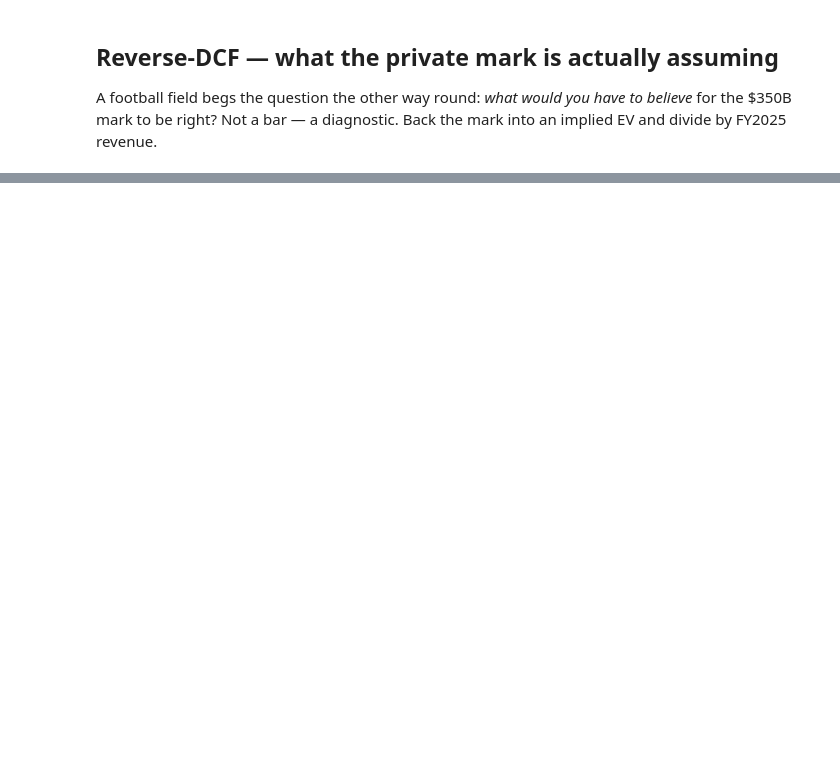
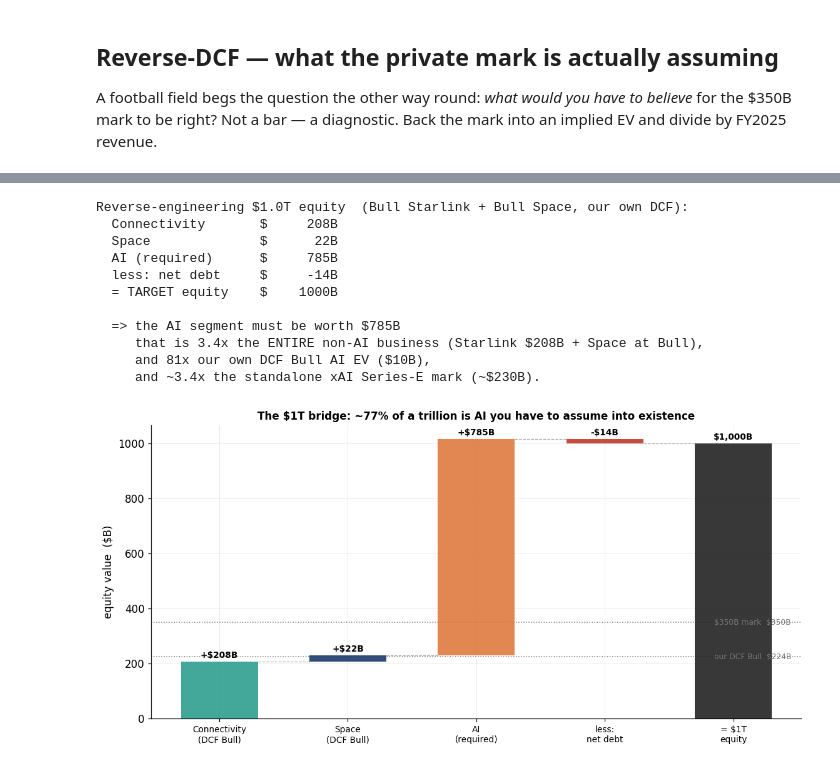
Before and after one commit to SailingSF/spacex_ipo_analysis, a Jupyter notebook: notebooks/valuation.ipynb, the cells around one changed output, grey strips where cells are left out. Drawn from its saved outputs; the diff is of its cells as text; code cells hidden in the pictures; blank space fills up the shorter version.

```diff
--- a/notebooks/valuation.ipynb
+++ b/notebooks/valuation.ipynb
@@ -298,0 +320,61 @@ marks are not S-1 facts; they are date-stamped, reliability-flagged, and quarant
+# %%
+import analysis.trillion as tr
+_d = lambda x: f"\\${x:,.0f}B"   # literal $ for matplotlib labels (escape mathtext)
+
+TGT = 1000.0
+br  = tr.bridge(TGT, conn_scn="Bull", space_scn="Bull")
+comp = br["components_b"]
+ai_req = br["ai_required_ev_b"]
+BULL_AI_REV = dcf._ai("Bull").rev.iloc[-1]          # $M, the "believable" forward AI revenue line
+dcf_bull_ai = dcf.value_scenario("Bull", A)["ev"]["AI"] / 1000
+
+print(f"Reverse-engineering ${TGT/1000:.1f}T equity  (Bull Starlink + Bull Space, our own DCF):")
+for k, v in comp.items():
+    print(f"  {k:18} ${v:8.0f}B")
+print(f"  {'= TARGET equity':18} ${TGT:8.0f}B")
+print(f"\n  => the AI segment must be worth ${ai_req:.0f}B")
+print(f"     that is {ai_req/(comp['Connectivity']+comp['Space']):.1f}x the ENTIRE non-AI business "
+      f"(Starlink {_d(comp['Connectivity']).replace(chr(92),'')} + Space at Bull),")
+print(f"     and {ai_req/dcf_bull_ai:.0f}x our own DCF Bull AI EV (${dcf_bull_ai:.0f}B),")
+print(f"     and ~{ai_req/230:.1f}x the standalone xAI Series-E mark (~$230B).")
+
+# --- waterfall: Connectivity -> +Space -> +AI(required) -> -net debt = $1T ----
+labels = ["Connectivity\n(DCF Bull)", "Space\n(DCF Bull)", "AI\n(required)", "less:\nnet debt", "= $1T\nequity"]
+vals   = [comp["Connectivity"], comp["Space"], comp["AI (required)"], comp["less: net debt"]]
+cols   = [COL["Connectivity"], COL["Space"], COL["AI"], "#c0392b"]
+
+fig, ax = plt.subplots(figsize=(10.5, 5.2))
+cum = 0.0
+for i, (v, c) in enumerate(zip(vals, cols)):
+    bottom = cum if v >= 0 else cum + v
+    ax.bar(i, abs(v), bottom=bottom, color=c, alpha=0.9, width=0.6, zorder=3)
+    ax.annotate(f"{'+' if v>=0 else '-'}{_d(abs(v))}", (i, bottom + abs(v)), xytext=(0, 4),
+                textcoords="offset points", ha="center", fontsize=9, fontweight="bold")
+    cum += v
+    ax.plot([i + 0.3, i + 1 - 0.3], [cum, cum], color="#aaa", lw=0.8, ls="--", zorder=1)
+ax.bar(len(labels) - 1, cum, color="#222", alpha=0.9, width=0.6, zorder=3)
+ax.annotate(_d(cum), (len(labels) - 1, cum), xytext=(0, 4), textcoords="offset points",
+            ha="center", fontsize=9, fontweight="bold")
+
+for yv, lab in [(val.dcf_range(A)["bull"] / 1000, "our DCF Bull"),
+                (val.private_mark_anchor_b(), "$350B mark")]:
+    ax.axhline(yv, color="#777", ls=":", lw=1, zorder=1)
+    ax.annotate(f"{lab}  {_d(yv)}", (4.45, yv), fontsize=8, color="#777", va="center", ha="right")
+
+ax.set_xticks(range(len(labels))); ax.set_xticklabels(labels, fontsize=9)
+ax.set_ylabel("equity value  (\\$B)")
+ax.set_title("The \\$1T bridge: ~77% of a trillion is AI you have to assume into existence", fontsize=11)
+charts.finish(fig); charts.save(fig, "trillion_bridge"); plt.show()
+# %% [output]
+Reverse-engineering $1.0T equity  (Bull Starlink + Bull Space, our own DCF):
+  Connectivity       $     208B
+  Space              $      22B
+  AI (required)      $     785B
+  less: net debt     $     -14B
+  = TARGET equity    $    1000B
+
+  => the AI segment must be worth $785B
+     that is 3.4x the ENTIRE non-AI business (Starlink $208B + Space at Bull),
+     and 81x our own DCF Bull AI EV ($10B),
+     and ~3.4x the standalone xAI Series-E mark (~$230B).
+[figure, added]
```
Also changed, not shown: parts of 18 cells of this notebook, 1 other file.
